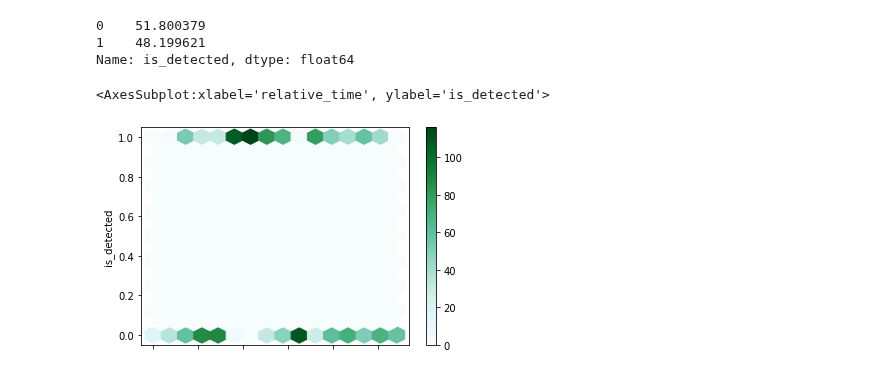
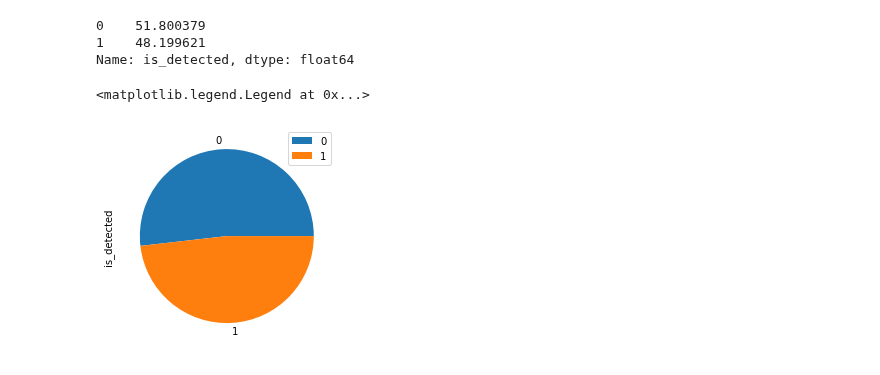
Before and after one commit to hakanErgin/apriltag_test_bench, a Jupyter notebook: test_pipeline/scripts/dynamic_tests/linear_velocity/x_translation.ipynb, the cells around one changed output. Cells and saved outputs as stored; diff of their text form; code cells hidden in the pictures.

Commit message:
more plots added

```diff
--- a/test_pipeline/scripts/dynamic_tests/linear_velocity/x_translation.ipynb
+++ b/test_pipeline/scripts/dynamic_tests/linear_velocity/x_translation.ipynb
@@ -46,13 +48,15 @@ df.groupby(target).head(3)
 | 55 | 1 | 1.109309 | 11.117009 |
 # %%
 # ratio of detected to not
-df.is_detected.value_counts(normalize=True)*100
+ratios = df.is_detected.value_counts(normalize=True)*100
+ratios
 # %% [output]
 0    51.800379
 1    48.199621
 Name: is_detected, dtype: float64
-# %%
-df.reset_index().plot.hexbin(x="relative_time", y=target, gridsize=15)
-# %% [output]
-<AxesSubplot:xlabel='relative_time', ylabel='is_detected'>
-[figure, removed]
+# %%
+ratios.plot.pie()
+plt.legend()
+# %% [output]
+<matplotlib.legend.Legend at 0x...>
+[figure, added]
```
Also changed, not shown: parts of 3 cells of this notebook.
